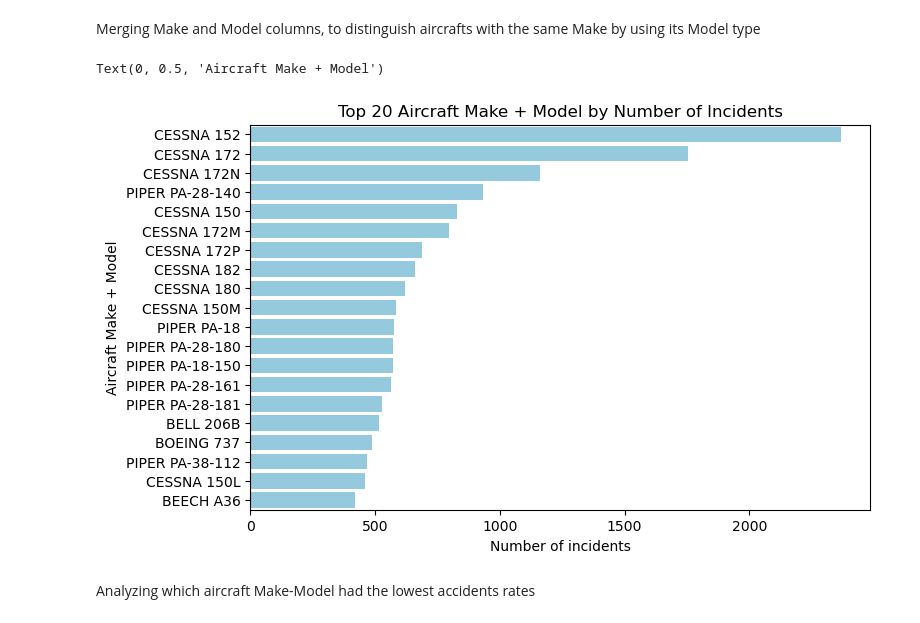
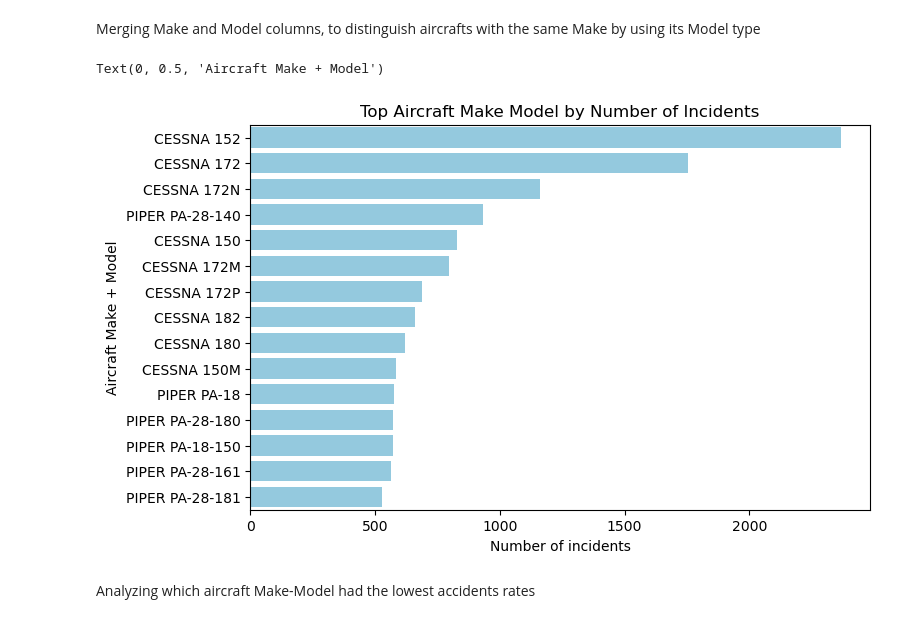
Before and after one commit to Meshack7468/project, a Jupyter notebook: project1.ipynb, the cells around one changed output. Drawn from its saved outputs; the diff is of its cells as text; code cells hidden in the pictures.

```diff
--- a/project1.ipynb
+++ b/project1.ipynb
@@ -142,17 +142,17 @@ Text(0, 0.5, 'Aircraft Make')
 Merging Make and Model columns, to distinguish aircrafts with the same Make by using its Model type
 # %%
 df["Make_Model"] = df["Make"].str.upper().str.strip()+ " " +df["Model"].str.upper().str.strip()
-top_make_model = df["Make_Model"].value_counts().head(20)
+top_make_model = df["Make_Model"].value_counts().head(15)
 
 #ploting top 10 [Make_Model] by count of incidents
 plt.figure(figsize=(8,5))
 sns.barplot(x=top_make_model.values, y=top_make_model.index,color="skyblue")
-plt.title("Top 20 Aircraft Make + Model by Number of Incidents")
+plt.title("Top Aircraft Make Model by Number of Incidents")
 plt.xlabel("Number of incidents")
 plt.ylabel("Aircraft Make + Model")
 # %% [output]
 Text(0, 0.5, 'Aircraft Make + Model')
-[figure, old version]
+[figure, new version]
 # %% [markdown]
 Analyzing which aircraft Make-Model had the lowest accidents rates
 # %%
```
Also changed, not shown: parts of 17 cells of this notebook, 6 other files.
